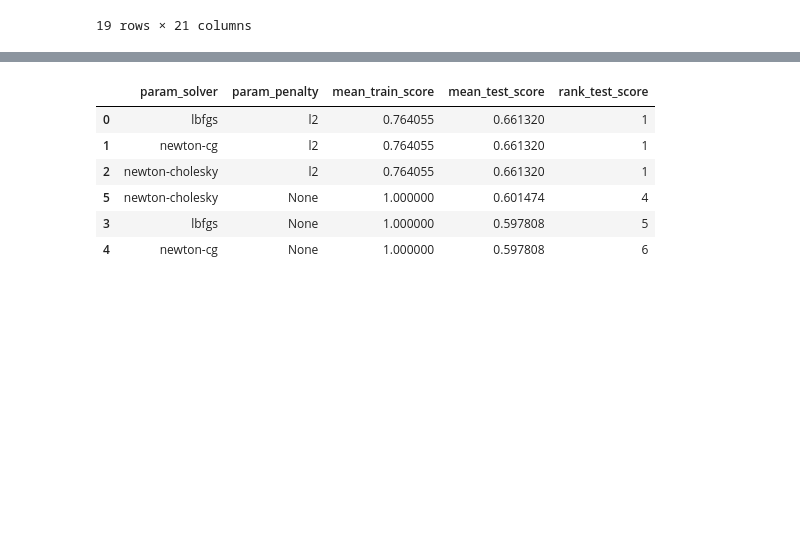
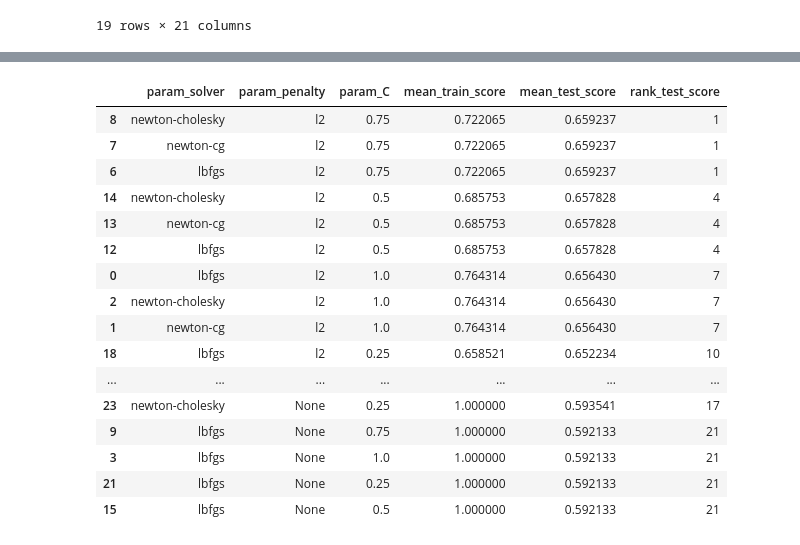
Before and after one commit to baueramari/team-supreme, a Jupyter notebook: explore_fv.ipynb, the cells around one changed output, grey strips where cells are left out. Saved outputs shown, nothing was run; the diff lists cells and outputs as text; code cells hidden in the pictures; blank space fills up the shorter version.

Commit message:
Tuning results

```diff
--- a/explore_fv.ipynb
+++ b/explore_fv.ipynb
@@ -199,8 +189,6 @@ print(mean_acc)
 
 param_grid = {
     'solver': ['lbfgs', 'newton-cg', 'newton-cholesky'],
-    'penalty': ['l2', 'none']
+    'penalty': ['l2', None],
+    'C': [1.0, 0.75, 0.5, 0.25]
 }
-# %%
-search = GridSearchCV(logit_all, param_grid, n_jobs=-1)
-search.fit(X_train_all, y_train)
@@ -231,8 +195,6 @@ GridSearchCV(estimator=LogisticRegression(), n_jobs=-1,
-# %%
-param_grid = {
-    'solver': ['lbfgs', 'newton-cg', 'newton-cholesky'],
-    'penalty': ['l2', None]
-}
+# %%
+logit_all = LogisticRegression()
+logit_all = logit_all.fit(X = X_train_all, y = y_train)
 # %%
 search = GridSearchCV(logit_all, param_grid, n_jobs=-1, return_train_score=True)
 search.fit(X_train_all, y_train)
@@ -281,12 +250,22 @@ results
 # %%
-results = results.loc[:, ['param_solver', 'param_penalty', 'mean_train_score', 'mean_test_score', 'rank_test_score']]
+results = results.loc[:, ['param_solver', 'param_penalty', 'param_C', 'mean_train_score', 'mean_test_score', 'rank_test_score']]
 results = results.sort_values('rank_test_score')
 results
 # %% [output]
-|  | param_solver | param_penalty | mean_train_score | mean_test_score | rank_test_score |
-| 0 | lbfgs | l2 | 0.764055 | 0.661320 | 1 |
-| 1 | newton-cg | l2 | 0.764055 | 0.661320 | 1 |
-| 2 | newton-cholesky | l2 | 0.764055 | 0.661320 | 1 |
-| 5 | newton-cholesky | None | 1.000000 | 0.601474 | 4 |
-| 3 | lbfgs | None | 1.000000 | 0.597808 | 5 |
-| 4 | newton-cg | None | 1.000000 | 0.597808 | 6 |
+|  | param_solver | param_penalty | param_C | mean_train_score | mean_test_score | rank_test_score |
+| 8 | newton-cholesky | l2 | 0.75 | 0.722065 | 0.659237 | 1 |
+| 7 | newton-cg | l2 | 0.75 | 0.722065 | 0.659237 | 1 |
+| 6 | lbfgs | l2 | 0.75 | 0.722065 | 0.659237 | 1 |
+| 14 | newton-cholesky | l2 | 0.5 | 0.685753 | 0.657828 | 4 |
+| 13 | newton-cg | l2 | 0.5 | 0.685753 | 0.657828 | 4 |
+| 12 | lbfgs | l2 | 0.5 | 0.685753 | 0.657828 | 4 |
+| 0 | lbfgs | l2 | 1.0 | 0.764314 | 0.656430 | 7 |
+| 2 | newton-cholesky | l2 | 1.0 | 0.764314 | 0.656430 | 7 |
+| 1 | newton-cg | l2 | 1.0 | 0.764314 | 0.656430 | 7 |
+| 18 | lbfgs | l2 | 0.25 | 0.658521 | 0.652234 | 10 |
+| ... | ... | ... | ... | ... | ... | ... |
+| 23 | newton-cholesky | None | 0.25 | 1.000000 | 0.593541 | 17 |
+| 9 | lbfgs | None | 0.75 | 1.000000 | 0.592133 | 21 |
+| 3 | lbfgs | None | 1.0 | 1.000000 | 0.592133 | 21 |
+| 21 | lbfgs | None | 0.25 | 1.000000 | 0.592133 | 21 |
+| 15 | lbfgs | None | 0.5 | 1.000000 | 0.592133 | 21 |
```
Also changed, not shown: parts of 11 cells of this notebook.
